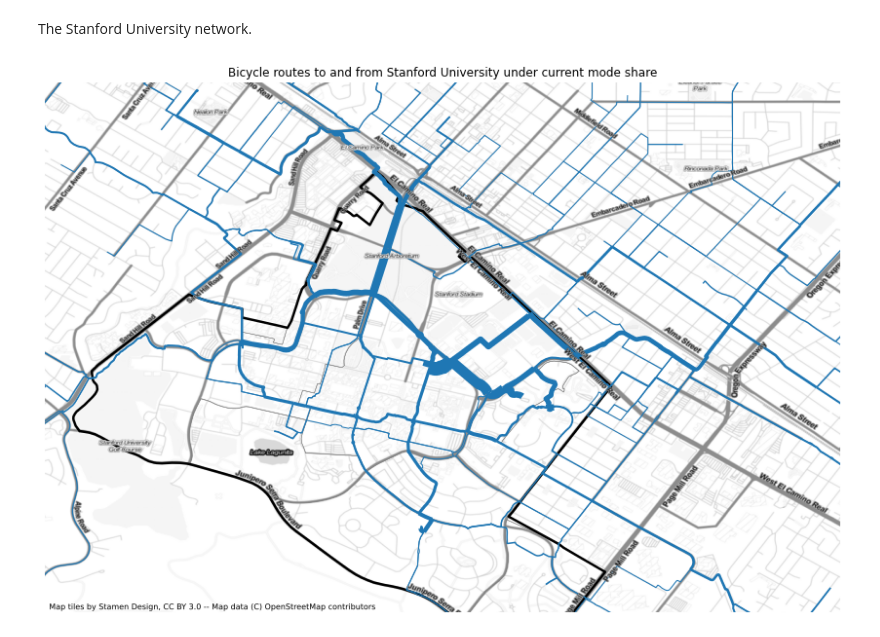
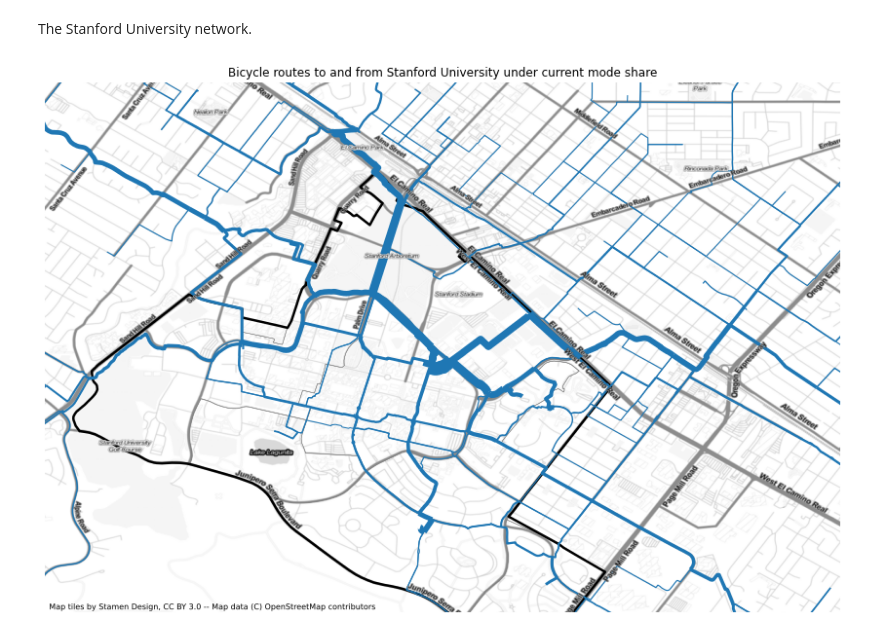
Before and after one commit to pctBayArea/stplanpy-book, a Jupyter notebook: stplanpy-book/_build/jupyter_execute/notebooks.ipynb, the cells around one changed output. Drawn from its saved outputs; the diff is of its cells as text; code cells hidden in the pictures.

```diff
--- a/stplanpy-book/_build/jupyter_execute/notebooks.ipynb
+++ b/stplanpy-book/_build/jupyter_execute/notebooks.ipynb
@@ -171,17 +172,20 @@ plt.show()
 The `mode_share` function computes the mode share for Traffic Analysis Zones and places. The `bike10` column contains the bicycle mode share for trips shorter than 10km (6 miles) and `go_dutch10` the mode share for the "Go Dutch" scenario.
 # %%
 # Compute "bike", and "go_dutch" mode shares
-taz[["bike", "go_dutch", "all"]] = taz.mode_share(flow_data)
-place[["bike", "go_dutch", "all"]] = place.mode_share(flow_data)
+taz[["bike", "go_dutch", "ebike", "all"]] = taz.mode_share(flow_data, modes=["bike", "go_dutch", "ebike"])
+place[["bike", "go_dutch", "ebike", "all"]] = place.mode_share(flow_data, modes=["bike", "go_dutch", "ebike"])
 
 # Compute mode share for trips shorter than 7.5km (4.5 miles)
-taz[["bike75", "go_dutch75", "all75"]] = taz.mode_share(flow_data.loc[flow_data["distance"] <= 7500])
-place[["bike75", "go_dutch75", "all75"]] = place.mode_share(flow_data.loc[flow_data["distance"] <= 7500])
+taz[["bike75", "go_dutch75", "ebike75", "all75"]] = taz.mode_share(
+    flow_data.loc[flow_data["distance"] <= 7500], modes=["bike", "go_dutch", "ebike"])
+place[["bike75", "go_dutch75", "ebike75", "all75"]] = place.mode_share(
+    flow_data.loc[flow_data["distance"] <= 7500], modes=["bike", "go_dutch", "ebike"])
 
 # Plot data
 fig, ax = plt.subplots(figsize=(10,10))
 ax.set_aspect("equal")
-taz.loc[taz["placefp"].isin(places)].plot(ax=ax, column="bike", alpha=0.8, edgecolor='gray', linewidth=0.5, legend=True)
+taz.loc[taz["placefp"].isin(places)].plot(ax=ax, column="bike", alpha=0.8,
+                                          edgecolor='gray', linewidth=0.5, legend=True)
 ctx.add_basemap(ax, crs=taz.crs, source=ctx.providers.Stamen.TonerLite)
 ctx.add_basemap(ax, crs=taz.crs, source=ctx.providers.Stamen.TonerLabels)
 plt.title("Bicycle mode share of traffic analysis zones in East Palo Alto, Palo Alto, and Stanford Univeristy")
@@ -189,6 +193,7 @@ plt.axis('off')
 plt.show()
 
 # Show mode shares
-print(place[["name", "bike", "go_dutch", "bike75", "go_dutch75", "all", "all75"]])
+print(place[["name", "bike", "go_dutch", "ebike", "all"]])
+print(place[["name", "bike75", "go_dutch75", "ebike75", "all75"]])
 # %% [output]
 [figure]
@@ -213,8 +222,9 @@ flow_data["distance"] = flow_data.distances()
 flow_data["gradient"] = flow_data.gradient(taz_cent)
 flow_data["directness"] = flow_data.directness()
 
-# Compute go_dutch scenario
+# Compute go_dutch and e-bike scenarios
 flow_data["go_dutch"] = flow_data.go_dutch()
+flow_data["ebike"] = flow_data.ebike()
 
 # Plot routes
 fig, ax = plt.subplots(figsize=(16,10))
@@ -235,7 +245,7 @@ The `network` function combines all the different routes in a GeoDataFrame and r
 # 20956 East Palo Alto
 # 55282 Palo Alto
 # 73906 Stanford University
-epa_network = flow_data.to_frm("20956").network()
+epa_network = flow_data.to_frm("20956").network(modes=["bike", "go_dutch", "ebike"])
 
 # Compute linewidth
 epa_network["width"] = 1+15*epa_network["go_dutch"]/epa_network["go_dutch"].max()
@@ -262,7 +272,7 @@ The Palo Alto network.
 # 20956 East Palo Alto
 # 55282 Palo Alto
 # 73906 Stanford University
-pa_network = flow_data.to_frm("55282").network()
+pa_network = flow_data.to_frm("55282").network(modes=["bike", "go_dutch", "ebike"])
 
 # Compute linewidth
 pa_network["width"] = 1+15*pa_network["go_dutch"]/pa_network["go_dutch"].max()
@@ -287,25 +297,25 @@ The Stanford University network.
 # %%
 # Place codes
 # 20956 East Palo Alto
 # 55282 Palo Alto
 # 73906 Stanford University
-su_network = flow_data.to_frm("73906").network()
+su_network = flow_data.to_frm("73906").network(modes=["bike", "go_dutch", "ebike"])
 
 # Compute linewidth
-su_network["width"] = 1+15*su_network["bike"]/su_network["bike"].max()
+su_network["width"] = 1+15*su_network["ebike"]/su_network["ebike"].max()
 
 # Plot network
 fig, ax = plt.subplots(figsize=(16,10))
 ax.set_aspect("equal")
 ax.set_xlim([-11790000,-11784000])
 ax.set_ylim([4448000, 4452000])
 taz.loc[taz["placefp"] == "73906"].boundary.plot(ax=ax, edgecolor='gray', linewidth=0.5)
 place.loc[place["placefp"] == "73906"].boundary.plot(ax=ax, edgecolor="black", linewidth=2.5)
 su_network.plot(ax=ax, linewidth=su_network["width"])
 ctx.add_basemap(ax, crs=su_network.crs, source=ctx.providers.Stamen.TonerLite)
 ctx.add_basemap(ax, crs=su_network.crs, source=ctx.providers.Stamen.TonerLabels)
 plt.title("Bicycle routes to and from Stanford University under current mode share")
 plt.axis('off')
 plt.show()
 # %% [output]
-[figure, old version]
+[figure, new version]
```
Also changed, not shown: parts of 2 cells of this notebook, 12 other files.
